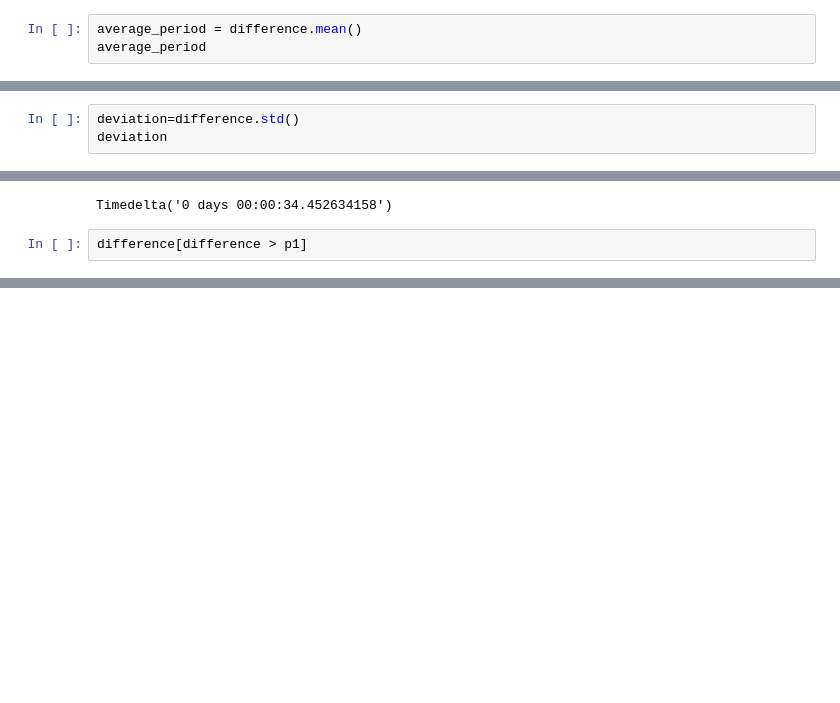
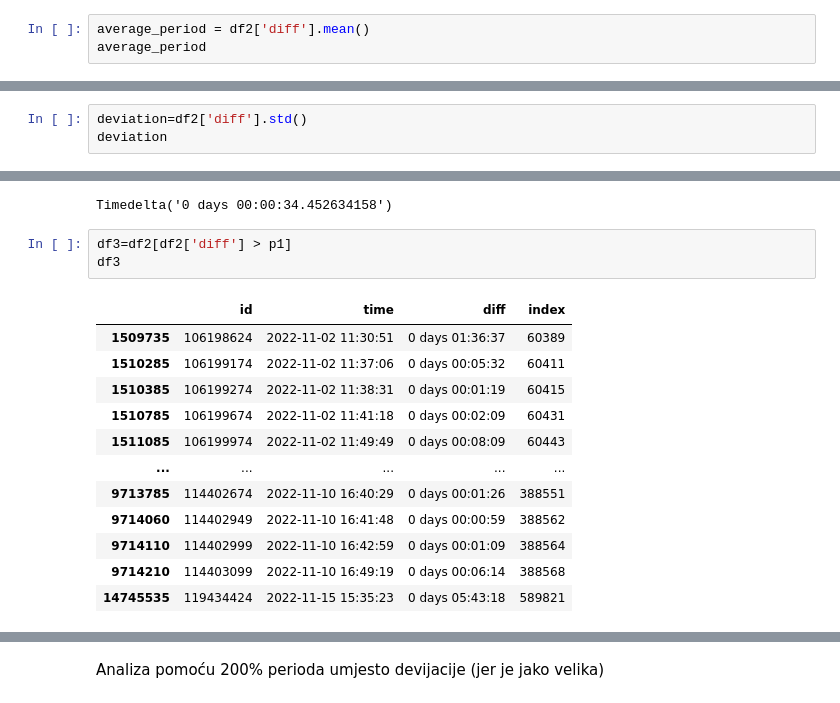
Before and after one commit to mateacvetkovic/Zavrsni-rad, a Jupyter notebook: main.ipynb, the cells around one changed output, grey strips where cells are left out. Saved outputs shown, nothing was run; the diff lists cells and outputs as text; blank space fills up the shorter version.

```diff
--- a/main.ipynb
+++ b/main.ipynb
@@ -83,5 +110,5 @@ Name: time, Length: 594612, dtype: timedelta64[ns]
 # %%
-average_period = difference.mean()
+average_period = df2['diff'].mean()
 average_period
 # %% [output]
 Timedelta('0 days 00:00:02.144990590')
@@ -88,5 +117,5 @@ Timedelta('0 days 00:00:02.144990590')
 # %%
-deviation=difference.std()
+deviation=df2['diff'].std()
 deviation
 # %% [output]
 Timedelta('0 days 00:00:32.307643568')
@@ -96,5 +125,18 @@ p1
 # %% [output]
 Timedelta('0 days 00:00:34.452634158')
 # %%
-difference[difference > p1]
+df3=df2[df2['diff'] > p1]
+df3
 # %% [output]
+|  | id | time | diff | index |
+| 1509735 | 106198624 | 2022-11-02 11:30:51 | 0 days 01:36:37 | 60389 |
+| 1510285 | 106199174 | 2022-11-02 11:37:06 | 0 days 00:05:32 | 60411 |
+| 1510385 | 106199274 | 2022-11-02 11:38:31 | 0 days 00:01:19 | 60415 |
+| 1510785 | 106199674 | 2022-11-02 11:41:18 | 0 days 00:02:09 | 60431 |
+| 1511085 | 106199974 | 2022-11-02 11:49:49 | 0 days 00:08:09 | 60443 |
+| ... | ... | ... | ... | ... |
+| 9713785 | 114402674 | 2022-11-10 16:40:29 | 0 days 00:01:26 | 388551 |
+| 9714060 | 114402949 | 2022-11-10 16:41:48 | 0 days 00:00:59 | 388562 |
+| 9714110 | 114402999 | 2022-11-10 16:42:59 | 0 days 00:01:09 | 388564 |
+| 9714210 | 114403099 | 2022-11-10 16:49:19 | 0 days 00:06:14 | 388568 |
+| 14745535 | 119434424 | 2022-11-15 15:35:23 | 0 days 05:43:18 | 589821 |
@@ -113 +144,3 @@ Name: time, Length: 63, dtype: timedelta64[ns]
+# %% [markdown]
+Analiza pomoću 200% perioda umjesto devijacije (jer je jako velika)
 # %%
```
Also changed, not shown: parts of 21 cells of this notebook.
